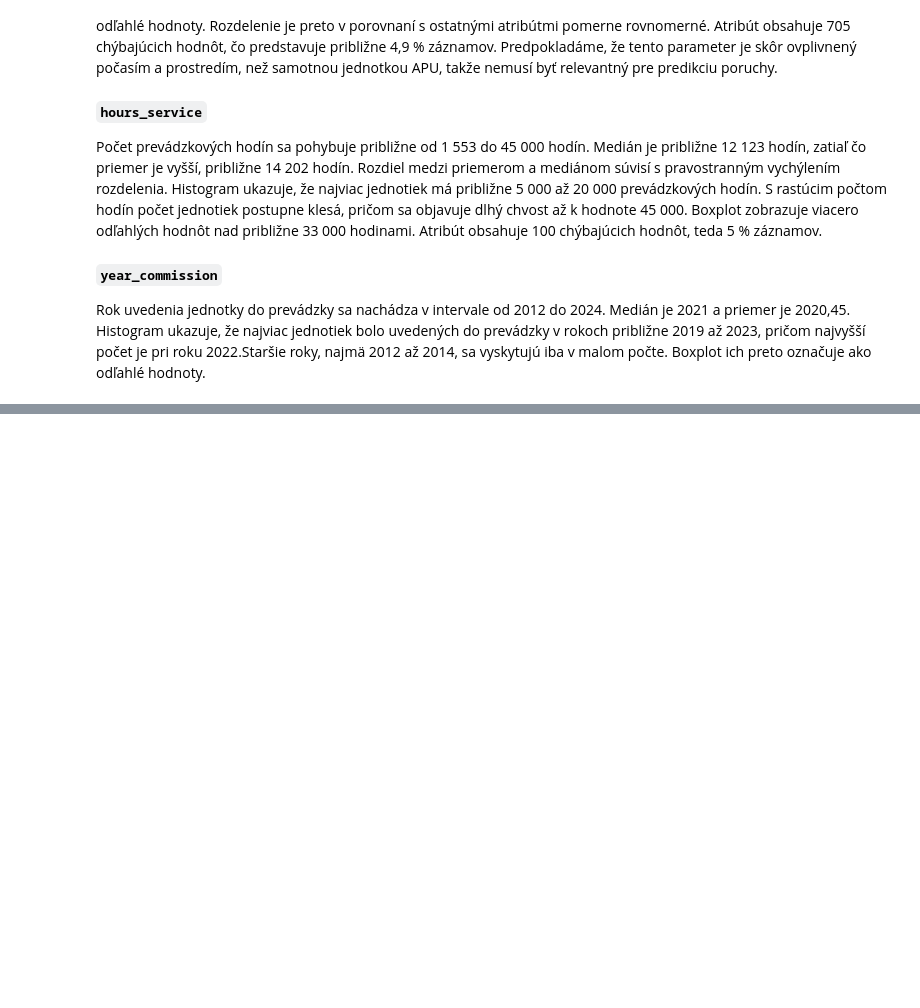
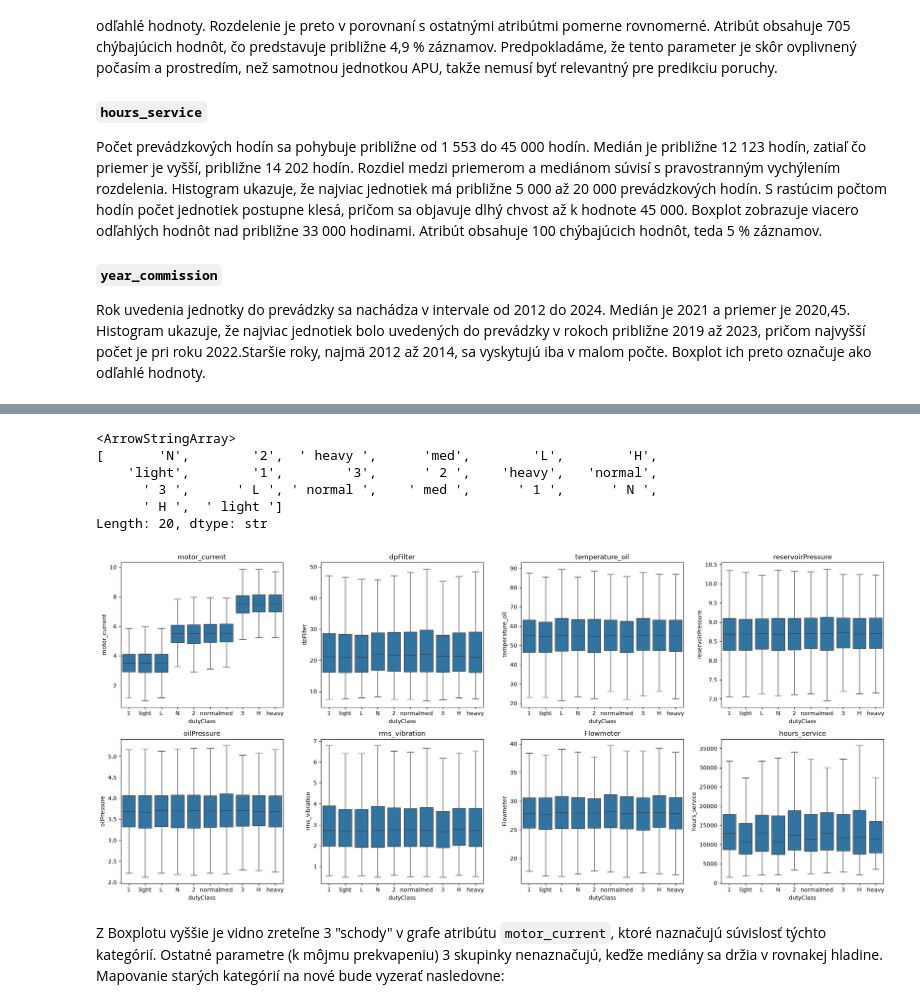
Before and after one commit to Langos428/IAU_projekt, a Jupyter notebook: projekt.ipynb, the cells around one changed output, grey strips where cells are left out. Saved outputs shown, nothing was run; the diff lists cells and outputs as text; code cells hidden in the pictures; blank space fills up the shorter version.

Commit message:
zjednotenie hodnôt atribútu dutyClass + pár zmien v layoute grafov

```diff
--- a/projekt.ipynb
+++ b/projekt.ipynb
@@ -341,0 +347,30 @@ Rok uvedenia jednotky do prevádzky sa nachádza v intervale od 2012 do 2024. Me
+# %%
+units_df.dutyClass.unique()
+# %% [output]
+<ArrowStringArray>
+[       'N',        '2',  ' heavy ',      'med',        'L',        'H',
+    'light',        '1',        '3',      ' 2 ',    'heavy',   'normal',
+      ' 3 ',      ' L ', ' normal ',    ' med ',      ' 1 ',      ' N ',
+      ' H ',  ' light ']
+Length: 20, dtype: str
+# %%
+units_df["dutyClass"] = units_df["dutyClass"].str.replace(" ", "") # odstránenie medzery z názvov nám spraví z 20 kategórií len 10
+
+merge_df = readings_df.merge(units_df, on = "id_unit")
+
+order = ['1', 'light', 'L', 'N', '2', 'normal', 'med', '3', 'H', 'heavy'] # spätne som ich preusporiadal nech to je pekne zoradené
+columns = ["motor_current", "dpFilter", "temperature_oil", "reservoirPressure", "oilPressure", "rms_vibration", "Flowmeter", "hours_service"]
+
+fig, axes = plt.subplots(2, 4, figsize=(20, 9))
+axes = axes.ravel()
+
+for ax, column in zip(axes, columns):
+    sns.boxplot(data=merge_df, x="dutyClass", y=column, ax=ax, showfliers=False, order=order)
+    ax.set_title(column)
+
+plt.tight_layout()
+plt.show()
+# %% [output]
+[figure, added]
+# %% [markdown]
+Z Boxplotu vyššie je vidno zreteľne 3 "schody" v grafe atribútu `motor_current`, ktoré naznačujú súvislosť týchto kategórií. Ostatné parametre (k môjmu prekvapeniu) 3 skupinky nenaznačujú, keďže mediány sa držia v rovnakej hladine. Mapovanie starých kategórií na nové bude vyzerať nasledovne:
```
Also changed, not shown: parts of 9 cells of this notebook, 1 other file.
